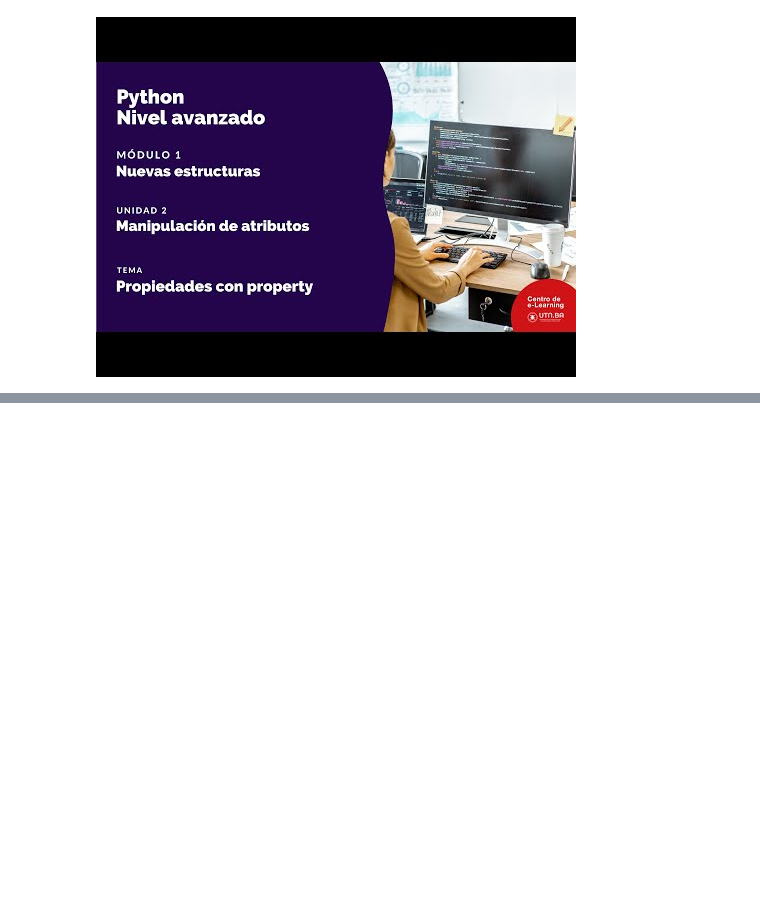
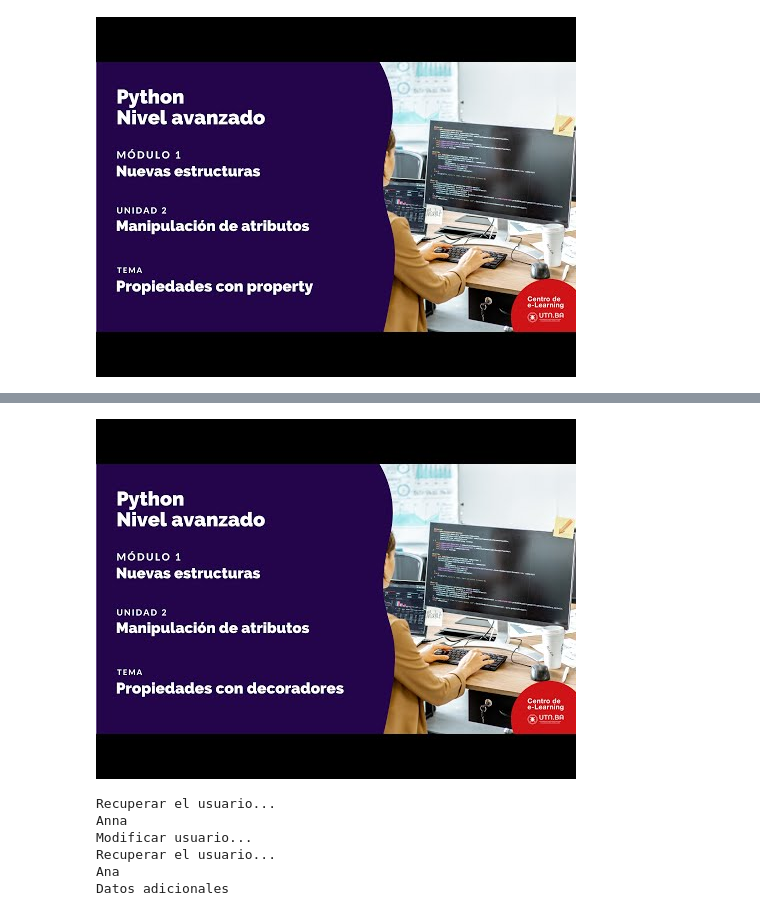
Before and after one commit to Gyrkora/jupyter-notebook, a Jupyter notebook: python_avanzado/Unidad2.ipynb, the cells around one changed output, grey strips where cells are left out. Saved outputs shown, nothing was run; the diff lists cells and outputs as text; code cells hidden in the pictures; blank space fills up the shorter version.

```diff
--- a/python_avanzado/Unidad2.ipynb
+++ b/python_avanzado/Unidad2.ipynb
@@ -8,0 +161,43 @@ YouTubeVideo('Fu-Z5PXsqUg' , width=700, height=300)
+# %%
+from IPython.display import YouTubeVideo
+
+YouTubeVideo('cbhcH5FH5C4' , width=700, height=300)
+# %% [output]
+[figure, added]
+# %%
+class Empresa:
+    def __init__(self, usuario):
+        self._usuario=usuario
+
+    @property
+    def usuario(self,):
+        """Datos adicionales"""
+        print('Recuperar el usuario...')
+        return self._usuario
+
+    @usuario.setter
+    def usuario(self, valor):
+        print('Modificar usuario...')
+        self._usuario=valor
+
+    @usuario.deleter
+    def usuario(self,):
+        print('Remover el usuario....')
+        del self._usuario
+
+
+
+class Cliente(Empresa): pass
+
+cliente1=Cliente("Anna")
+print(cliente1.usuario)
+cliente1.usuario='Ana'
+print(cliente1.usuario)
+print(Cliente.usuario.__doc__)
+# %% [output]
+Recuperar el usuario...
+Anna
+Modificar usuario...
+Recuperar el usuario...
+Ana
+Datos adicionales
```
Also changed, not shown: parts of 28 cells of this notebook, 2 other files.
